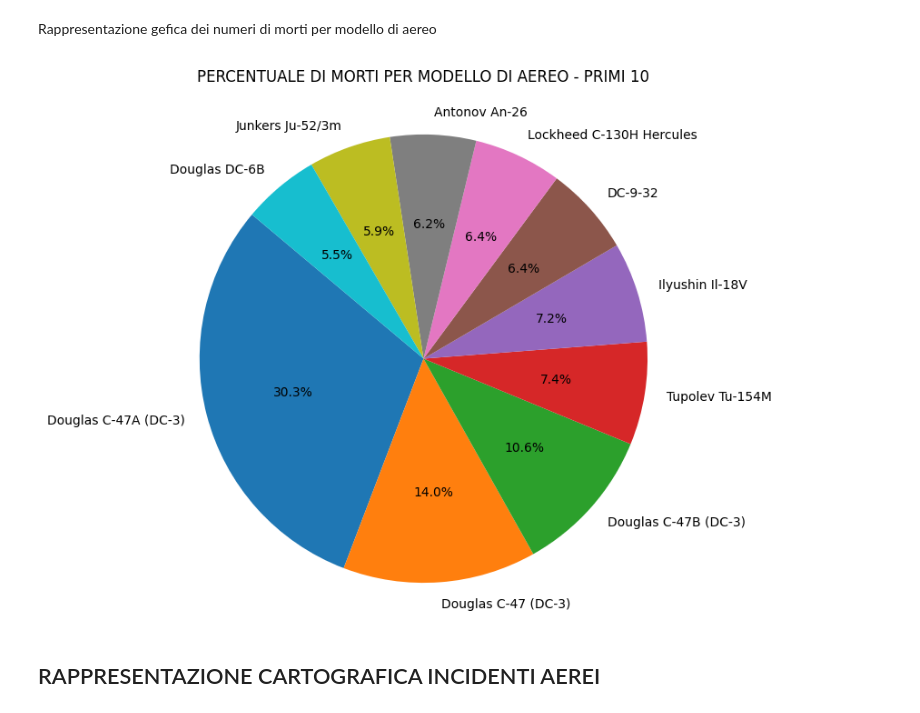
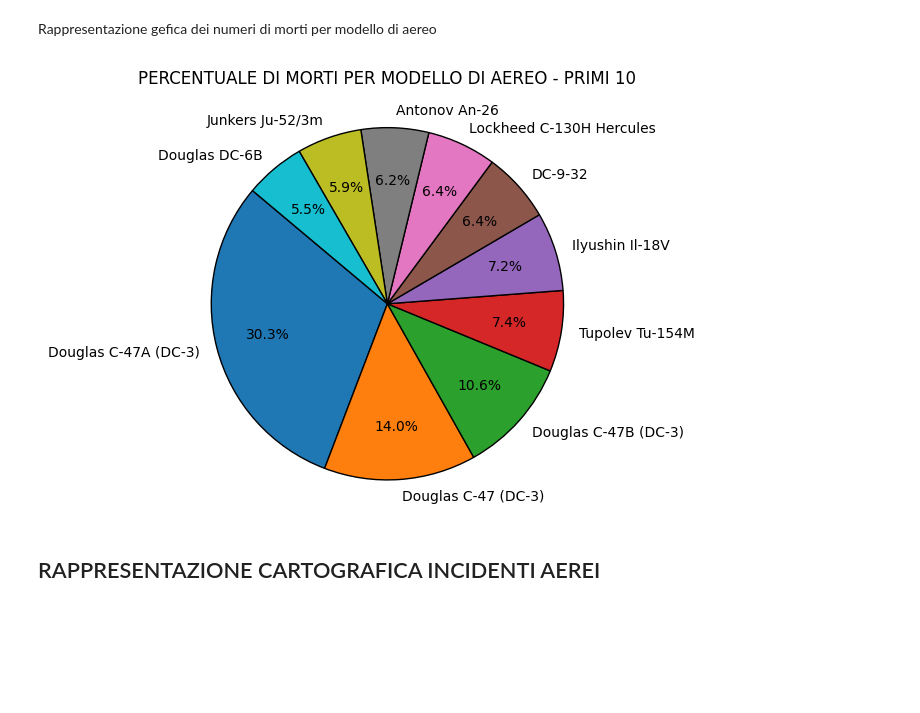
Before and after one commit to EnFiore/Master-AI, a Jupyter notebook: analisi_disastri_aerei.ipynb, the cells around one changed output. Drawn from its saved outputs; the diff is of its cells as text; code cells hidden in the pictures; blank space fills up the shorter version.

```diff
--- a/analisi_disastri_aerei.ipynb
+++ b/analisi_disastri_aerei.ipynb
@@ -164,18 +164,24 @@ Douglas DC-6B                 1040.0
 # %% [markdown]
 Rappresentazione gefica dei numeri di morti per modello di aereo
 # %%
-plt.figure(figsize=(7, 7))
-plt.pie(type_10_fatalities['fatalities'], labels=type_10_fatalities.index, autopct='%1.1f%%', startangle=140)
+plt.figure(figsize=(5, 5))
+plt.pie(
+    type_10_fatalities['fatalities'], labels=type_10_fatalities.index,
+    autopct='%1.1f%%', startangle=140,
+    textprops={'fontsize': 10}, pctdistance=0.7, labeldistance=1.1,
+    wedgeprops={'edgecolor': 'black'},
+    )
 
 # Aggiungi un titolo
 plt.title('PERCENTUALE DI MORTI PER MODELLO DI AEREO - PRIMI 10', y=1.05)
 
 
 # Mostra il grafico
 plt.axis('equal')  # Assicura che il grafico sia un cerchio invece di un'ellisse
+
 plt.show()
 # %% [output]
-[figure, old version]
+[figure, new version]
 # %% [markdown]
 ## RAPPRESENTAZIONE CARTOGRAFICA INCIDENTI AEREI
 # %%
```
Also changed, not shown: parts of 5 cells of this notebook.
